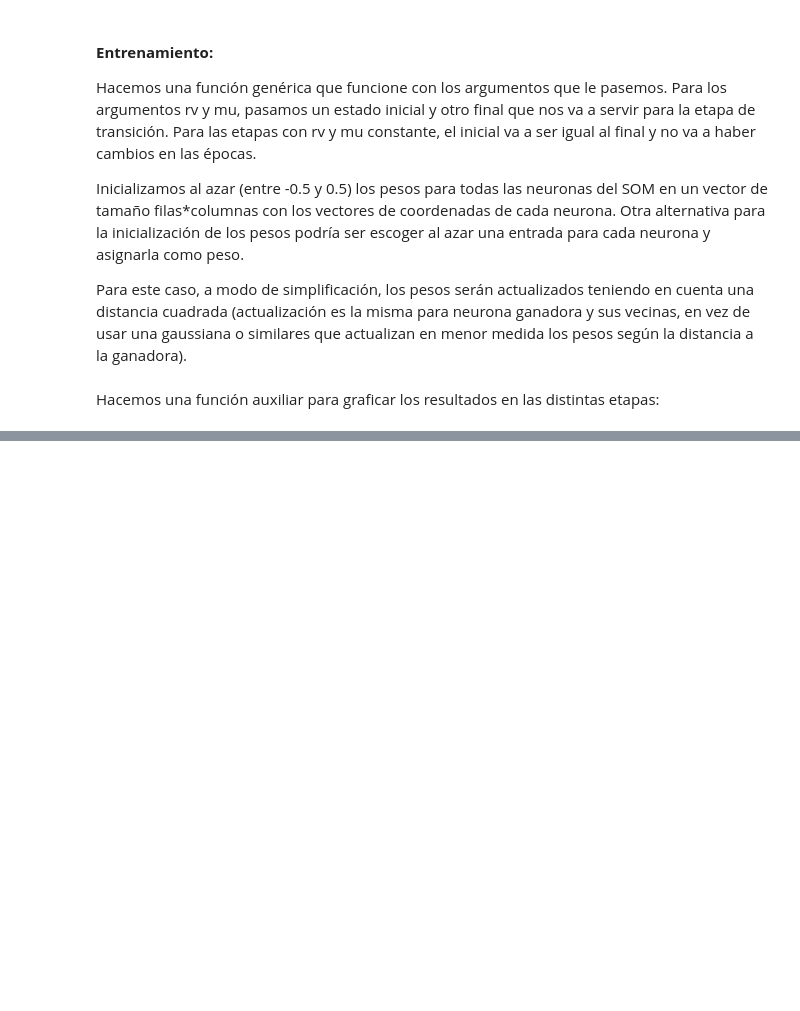
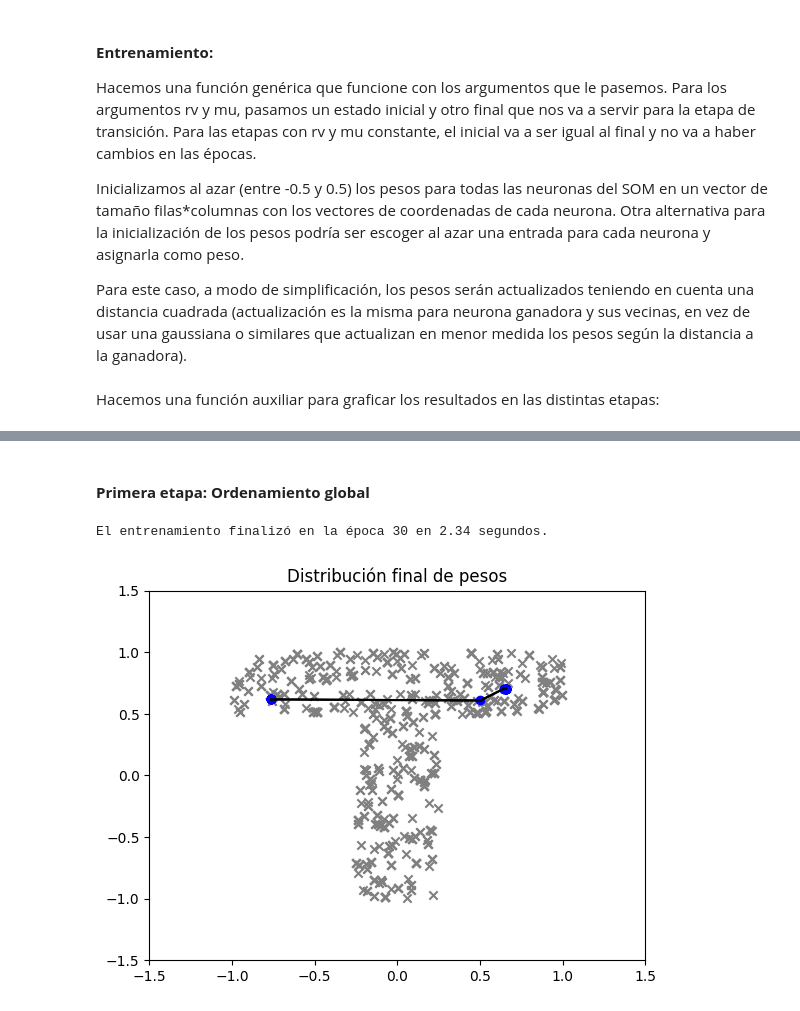
Before and after one commit to sofiaesc/intcomp, a Jupyter notebook: Guia 4/ejercicio1.ipynb, the cells around one changed output, grey strips where cells are left out. Cells and saved outputs as stored; diff of their text form; code cells hidden in the pictures; blank space fills up the shorter version.

```diff
--- a/Guia 4/ejercicio1.ipynb
+++ b/Guia 4/ejercicio1.ipynb
@@ -63,15 +63,6 @@ def som_train(inputs,W,max_epocas,v_rv,v_mu,tol):
                         else: break
                 else: break
 
-        # Analizo convergencia para ver si corto antes del máximo de épocas:
-        flag = False
-        for i in range(filas):
-            for j in range(columnas):
-                if not np.all(np.abs(W_last[i,j] - W[i,j]) < tol):
-                    flag = True  # Si hay alguna diferencia mayor que la tolerancia, pongo bandera en true y continúo con las épocas
-        if flag == False:
-            break
-
         W_last = copy.deepcopy(W)
         epoca += 1
 
@@ -183,0 +180,23 @@ El entrenamiento finalizó en la época 122 en 7.3 segundos.
+# %%
+filas = 1          # Filas de neuronas
+columnas = 25       # Columnas de neuronas
+tol = 1e-8         # Tolerancia de error para indicar convergencia
+mu_ini = 0.9       # Esta va a ser la velocidad de aprendizaje de la primera etapa y al principio de la segunda etapa
+# %% [markdown]
+#### **Primera etapa: Ordenamiento global**
+# %%
+mitad_mapa = math.ceil(max(filas,columnas)/2)
+mu = [mu_ini,mu_ini]                # Velocidad de aprendizaje inicial y final
+rv = [mitad_mapa,mitad_mapa]        # Radio de activación inicial y final
+max_epocas = 30
+
+W = np.empty([filas,columnas], dtype=object)
+for i in range(filas):
+    for j in range(columnas):
+        W[i,j] = np.random.rand(len(inputs[0]))-0.5
+
+W = som_train(inputs,W,max_epocas,rv,mu,tol)            # Entrenamiento
+grafica_som(inputs,W)                                   # Gráfica
+# %% [output]
+El entrenamiento finalizó en la época 30 en 2.34 segundos.
+[figure, added]
```
Also changed, not shown: parts of 12 cells of this notebook, 6 other files.
